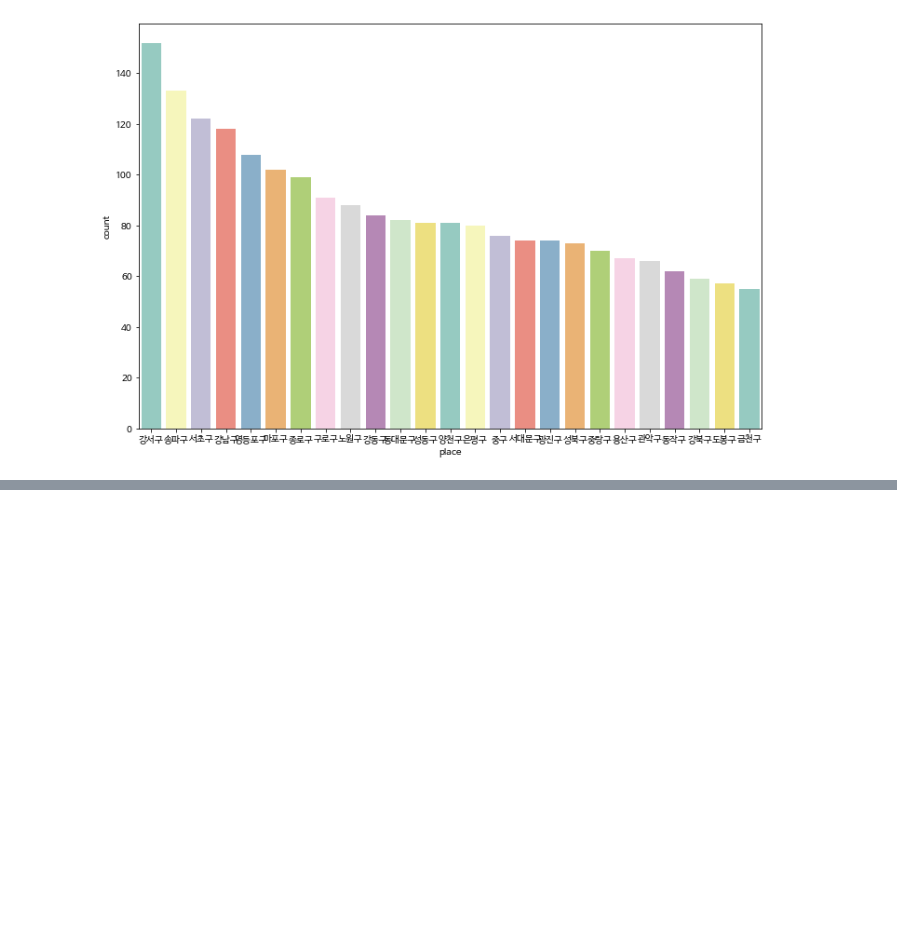
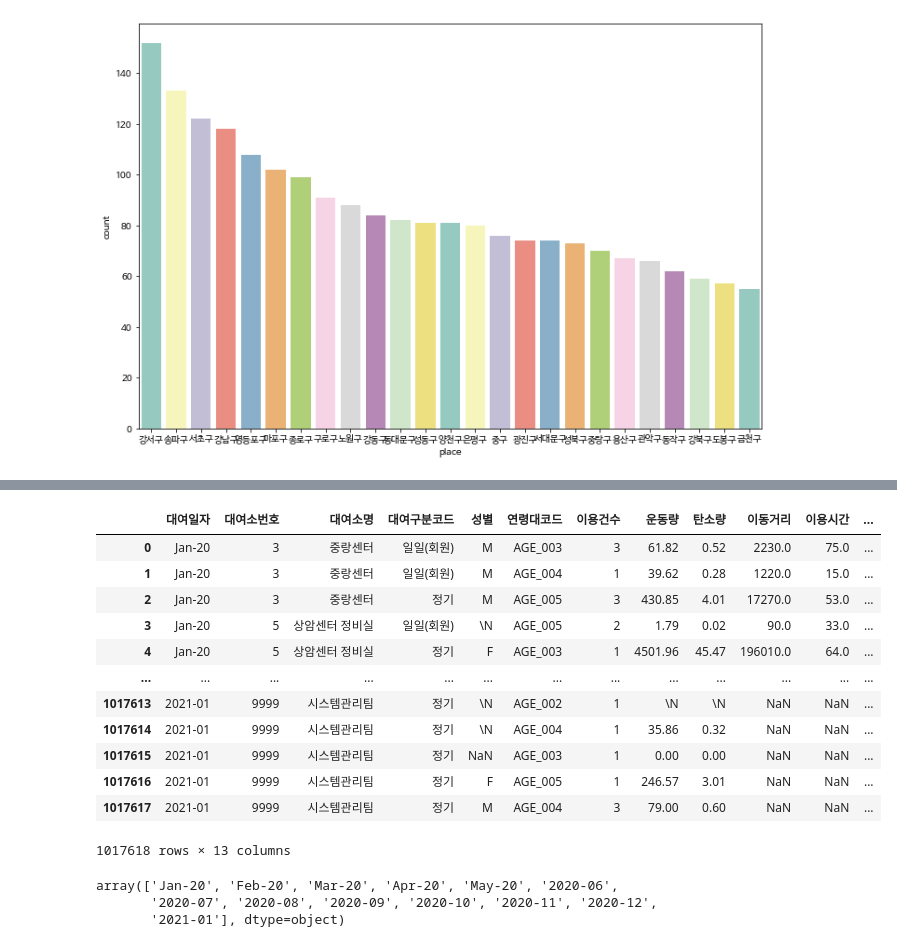
Before and after one commit to oliviachchoi/SDproject-bike-, a Jupyter notebook: seoul_bike.ipynb, the cells around one changed output, grey strips where cells are left out. Drawn from its saved outputs; the diff is of its cells as text; code cells hidden in the pictures; blank space fills up the shorter version.

```diff
--- a/seoul_bike.ipynb
+++ b/seoul_bike.ipynb
@@ -205,0 +208,31 @@ gu
+# %%
+#월별 데이터로 어느 월에 따릉이 사용량이 가장 많은지
+#가장 사용량이 많은 월을 뽑아내서 일별로 분석 하기 위함
+month1= pd.read_csv('/content/drive/MyDrive/따릉이 project/월별 이용/공공자전거 이용정보(월별)_20.01_20.05.csv',encoding='cp949')
+month2=pd.read_csv('/content/drive/MyDrive/따릉이 project/월별 이용/공공자전거 이용정보(월별)_20.06.csv',encoding='cp949')
+month3=pd.read_csv('/content/drive/MyDrive/따릉이 project/월별 이용/공공자전거 이용정보(월별)_20.07_20.12.csv',encoding='cp949')
+month4=pd.read_csv('/content/drive/MyDrive/따릉이 project/월별 이용/공공자전거 이용정보(월별)_21.01.csv',encoding='cp949')
+# %%
+month_data= pd.concat([month1, month2, month3, month4], ignore_index=True)
+# %%
+month_data
+# %% [output]
+|  | 대여일자 | 대여소번호 | 대여소명 | 대여구분코드 | 성별 | 연령대코드 | 이용건수 | 운동량 | 탄소량 | 이동거리 | 이용시간 | ... |
+| 0 | Jan-20 | 3 | 중랑센터 | 일일(회원) | M | AGE_003 | 3 | 61.82 | 0.52 | 2230.0 | 75.0 | ... |
+| 1 | Jan-20 | 3 | 중랑센터 | 일일(회원) | M | AGE_004 | 1 | 39.62 | 0.28 | 1220.0 | 15.0 | ... |
+| 2 | Jan-20 | 3 | 중랑센터 | 정기 | M | AGE_005 | 3 | 430.85 | 4.01 | 17270.0 | 53.0 | ... |
+| 3 | Jan-20 | 5 | 상암센터 정비실 | 일일(회원) | \N | AGE_005 | 2 | 1.79 | 0.02 | 90.0 | 33.0 | ... |
+| 4 | Jan-20 | 5 | 상암센터 정비실 | 정기 | F | AGE_003 | 1 | 4501.96 | 45.47 | 196010.0 | 64.0 | ... |
+| ... | ... | ... | ... | ... | ... | ... | ... | ... | ... | ... | ... | ... |
+| 1017613 | 2021-01 | 9999 | 시스템관리팀 | 정기 | \N | AGE_002 | 1 | \N | \N | NaN | NaN | ... |
+| 1017614 | 2021-01 | 9999 | 시스템관리팀 | 정기 | \N | AGE_004 | 1 | 35.86 | 0.32 | NaN | NaN | ... |
+| 1017615 | 2021-01 | 9999 | 시스템관리팀 | 정기 | NaN | AGE_003 | 1 | 0.00 | 0.00 | NaN | NaN | ... |
+| 1017616 | 2021-01 | 9999 | 시스템관리팀 | 정기 | F | AGE_005 | 1 | 246.57 | 3.01 | NaN | NaN | ... |
+| 1017617 | 2021-01 | 9999 | 시스템관리팀 | 정기 | M | AGE_004 | 3 | 79.00 | 0.60 | NaN | NaN | ... |
+1017618 rows × 13 columns
+# %%
+month_data['대여일자'].unique()
+# %% [output]
+array(['Jan-20', 'Feb-20', 'Mar-20', 'Apr-20', 'May-20', '2020-06',
+       '2020-07', '2020-08', '2020-09', '2020-10', '2020-11', '2020-12',
+       '2021-01'], dtype=object)
```
Also changed, not shown: parts of 5 cells of this notebook.
